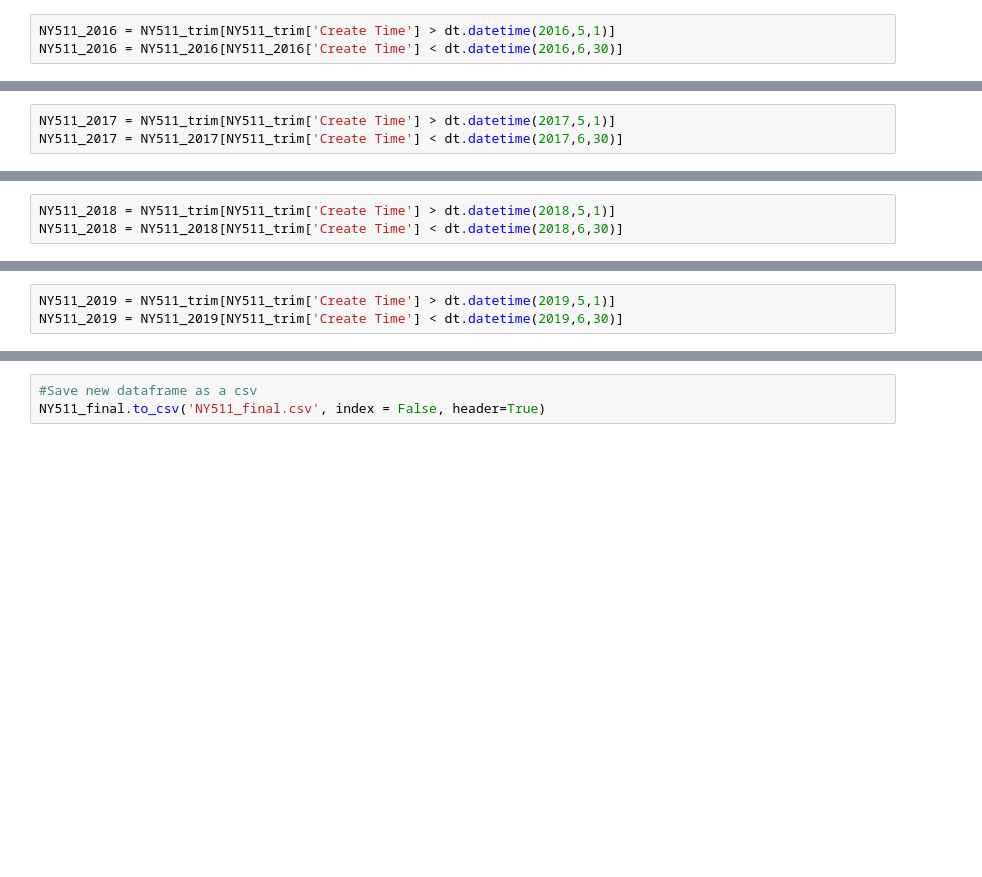
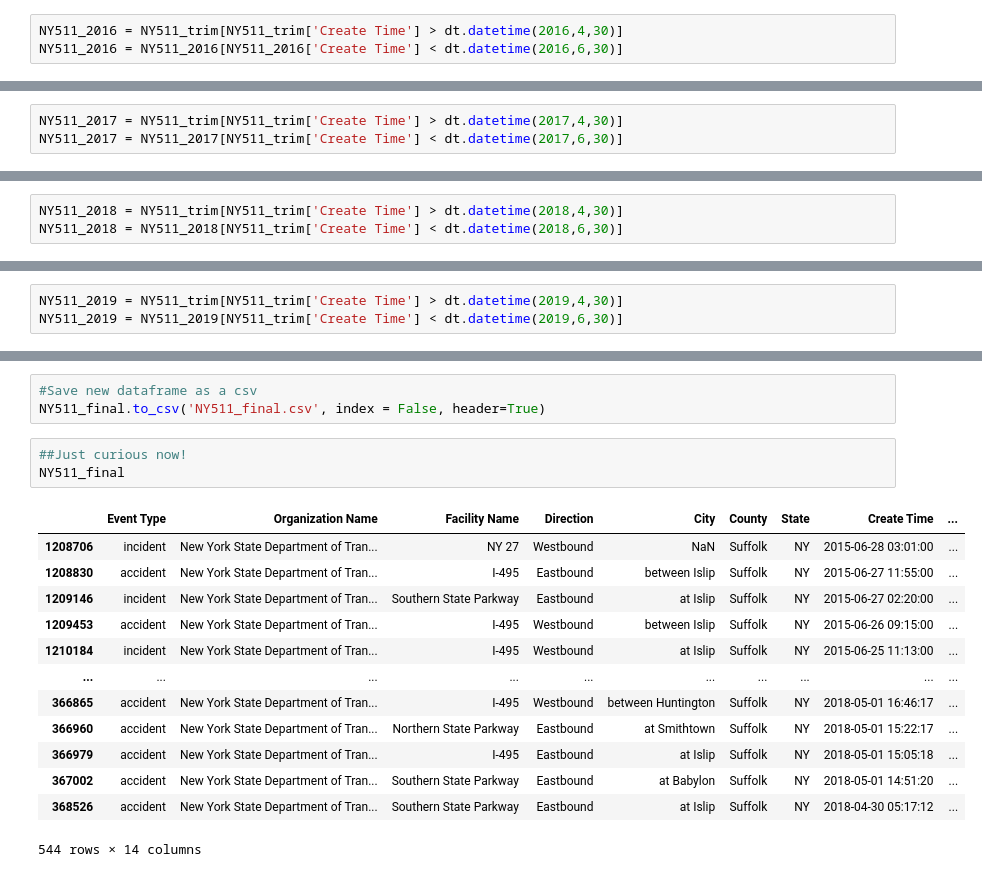
Before and after one commit to megan2/cicadas, a Jupyter notebook: notebooks/NYState_511_traffic.ipynb, the cells around one changed output, grey strips where cells are left out. Drawn from its saved outputs; the diff is of its cells as text; blank space fills up the shorter version.

```diff
--- a/notebooks/NYState_511_traffic.ipynb
+++ b/notebooks/NYState_511_traffic.ipynb
@@ -171,4 +223,4 @@ memory usage: 55.5+ KB
 # %%
-NY511_2016 = NY511_trim[NY511_trim['Create Time'] > dt.datetime(2016,5,1)]
+NY511_2016 = NY511_trim[NY511_trim['Create Time'] > dt.datetime(2016,4,30)]
 NY511_2016 = NY511_2016[NY511_2016['Create Time'] < dt.datetime(2016,6,30)]
 # %%
@@ -194,4 +249,4 @@ memory usage: 137.8+ KB
 # %%
-NY511_2017 = NY511_trim[NY511_trim['Create Time'] > dt.datetime(2017,5,1)]
+NY511_2017 = NY511_trim[NY511_trim['Create Time'] > dt.datetime(2017,4,30)]
 NY511_2017 = NY511_2017[NY511_trim['Create Time'] < dt.datetime(2017,6,30)]
 # %%
@@ -217,4 +275,4 @@ memory usage: 88.2+ KB
 # %%
-NY511_2018 = NY511_trim[NY511_trim['Create Time'] > dt.datetime(2018,5,1)]
+NY511_2018 = NY511_trim[NY511_trim['Create Time'] > dt.datetime(2018,4,30)]
 NY511_2018 = NY511_2018[NY511_trim['Create Time'] < dt.datetime(2018,6,30)]
 # %%
@@ -243,5 +301,5 @@ memory usage: 80.6+ KB
 # %%
-NY511_2019 = NY511_trim[NY511_trim['Create Time'] > dt.datetime(2019,5,1)]
+NY511_2019 = NY511_trim[NY511_trim['Create Time'] > dt.datetime(2019,4,30)]
 NY511_2019 = NY511_2019[NY511_trim['Create Time'] < dt.datetime(2019,6,30)]
 # %%
 NY511_2019.info() #0 entries.  There might be a gap in the data. See below
@@ -292,3 +370,20 @@ NY511_final['Date'] = pd.to_datetime(NY511_final['Date'])
 # %%
 #Save new dataframe as a csv
 NY511_final.to_csv('NY511_final.csv', index = False, header=True)
+# %%
+##Just curious now!
+NY511_final
+# %% [output]
+|  | Event Type | Organization Name | Facility Name | Direction | City | County | State | Create Time | ... |
+| 1208706 | incident | New York State Department of Tran... | NY 27 | Westbound | NaN | Suffolk | NY | 2015-06-28 03:01:00 | ... |
+| 1208830 | accident | New York State Department of Tran... | I-495 | Eastbound | between Islip | Suffolk | NY | 2015-06-27 11:55:00 | ... |
+| 1209146 | incident | New York State Department of Tran... | Southern State Parkway | Eastbound | at Islip | Suffolk | NY | 2015-06-27 02:20:00 | ... |
+| 1209453 | accident | New York State Department of Tran... | I-495 | Westbound | between Islip | Suffolk | NY | 2015-06-26 09:15:00 | ... |
+| 1210184 | incident | New York State Department of Tran... | I-495 | Westbound | at Islip | Suffolk | NY | 2015-06-25 11:13:00 | ... |
+| ... | ... | ... | ... | ... | ... | ... | ... | ... | ... |
+| 366865 | accident | New York State Department of Tran... | I-495 | Westbound | between Huntington | Suffolk | NY | 2018-05-01 16:46:17 | ... |
+| 366960 | accident | New York State Department of Tran... | Northern State Parkway | Eastbound | at Smithtown | Suffolk | NY | 2018-05-01 15:22:17 | ... |
+| 366979 | accident | New York State Department of Tran... | I-495 | Eastbound | at Islip | Suffolk | NY | 2018-05-01 15:05:18 | ... |
+| 367002 | accident | New York State Department of Tran... | Southern State Parkway | Eastbound | at Babylon | Suffolk | NY | 2018-05-01 14:51:20 | ... |
+| 368526 | accident | New York State Department of Tran... | Southern State Parkway | Eastbound | at Islip | Suffolk | NY | 2018-04-30 05:17:12 | ... |
+544 rows × 14 columns
```
Also changed, not shown: parts of 15 cells of this notebook.
